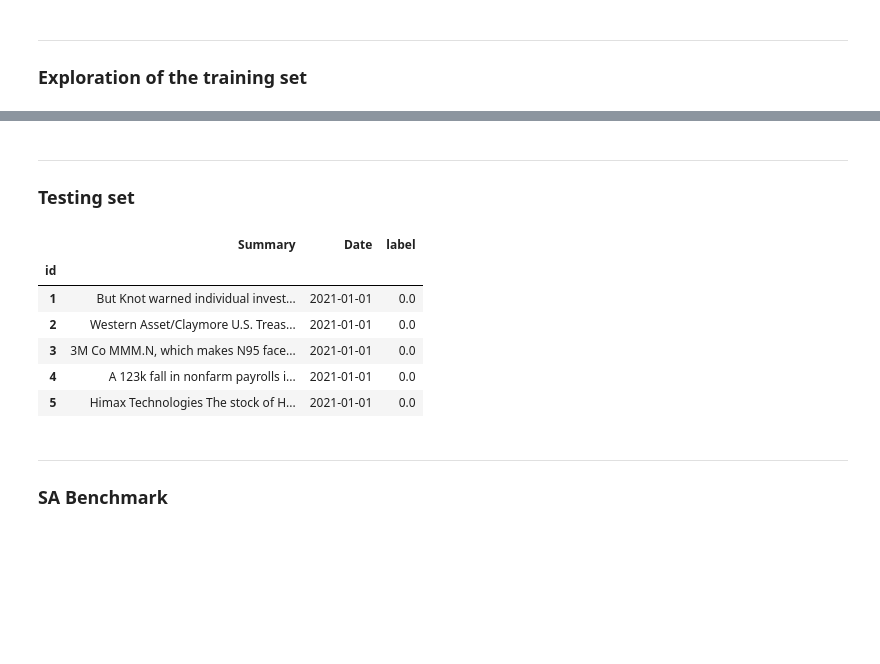
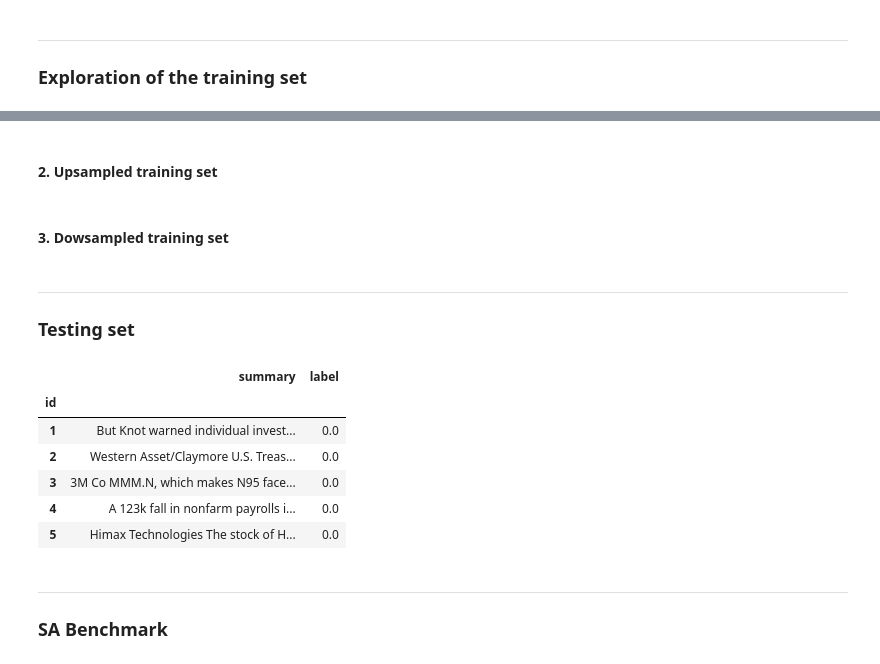
Before and after one commit to paultltc/InflaBERT, a Jupyter notebook: source/training/SA.ipynb, the cells around one changed output, grey strips where cells are left out. Drawn from its saved outputs; the diff is of its cells as text; code cells hidden in the pictures; blank space fills up the shorter version.

```diff
--- a/source/training/SA.ipynb
+++ b/source/training/SA.ipynb
@@ -264,0 +353,2 @@ fig.update_layout(
+# %% [markdown]
+#### 2. Upsampled training set
@@ -264,0 +361,2 @@ fig.update_layout(
+# %% [markdown]
+#### 3. Dowsampled training set
@@ -268,25 +372,25 @@ fig.update_layout(
 # %%
 testing_path = "../../data/news/"
 # Load the data
 testing_news = pd.read_json(testing_path+"news_eval.jsonl", lines=True)
 
 # Add unique identifier
 testing_news['id'] = range(1, len(testing_news) + 1)
 # label to float
 testing_news['label'] = testing_news['label'].astype(float)
-testing_news['Date'] = pd.to_datetime(testing_news['Date'])
+# testing_news['Date'] = pd.to_datetime(testing_news['Date'])
 
 testing_news.set_index('id', inplace=True)
 
 testing_news.head()
 # %% [output]
-|  | Summary | Date | label |
-| id |  |  |  |
-| 1 | But Knot warned individual invest... | 2021-01-01 | 0.0 |
-| 2 | Western Asset/Claymore U.S. Treas... | 2021-01-01 | 0.0 |
-| 3 | 3M Co MMM.N, which makes N95 face... | 2021-01-01 | 0.0 |
-| 4 | A 123k fall in nonfarm payrolls i... | 2021-01-01 | 0.0 |
-| 5 | Himax Technologies The stock of H... | 2021-01-01 | 0.0 |
+|  | summary | label |
+| id |  |  |
+| 1 | But Knot warned individual invest... | 0.0 |
+| 2 | Western Asset/Claymore U.S. Treas... | 0.0 |
+| 3 | 3M Co MMM.N, which makes N95 face... | 0.0 |
+| 4 | A 123k fall in nonfarm payrolls i... | 0.0 |
+| 5 | Himax Technologies The stock of H... | 0.0 |
 # %%
 fig = testing_news.label.value_counts().plot(kind='bar', backend='plotly')
 
```
Also changed, not shown: parts of 50 cells of this notebook, 1 other file.
